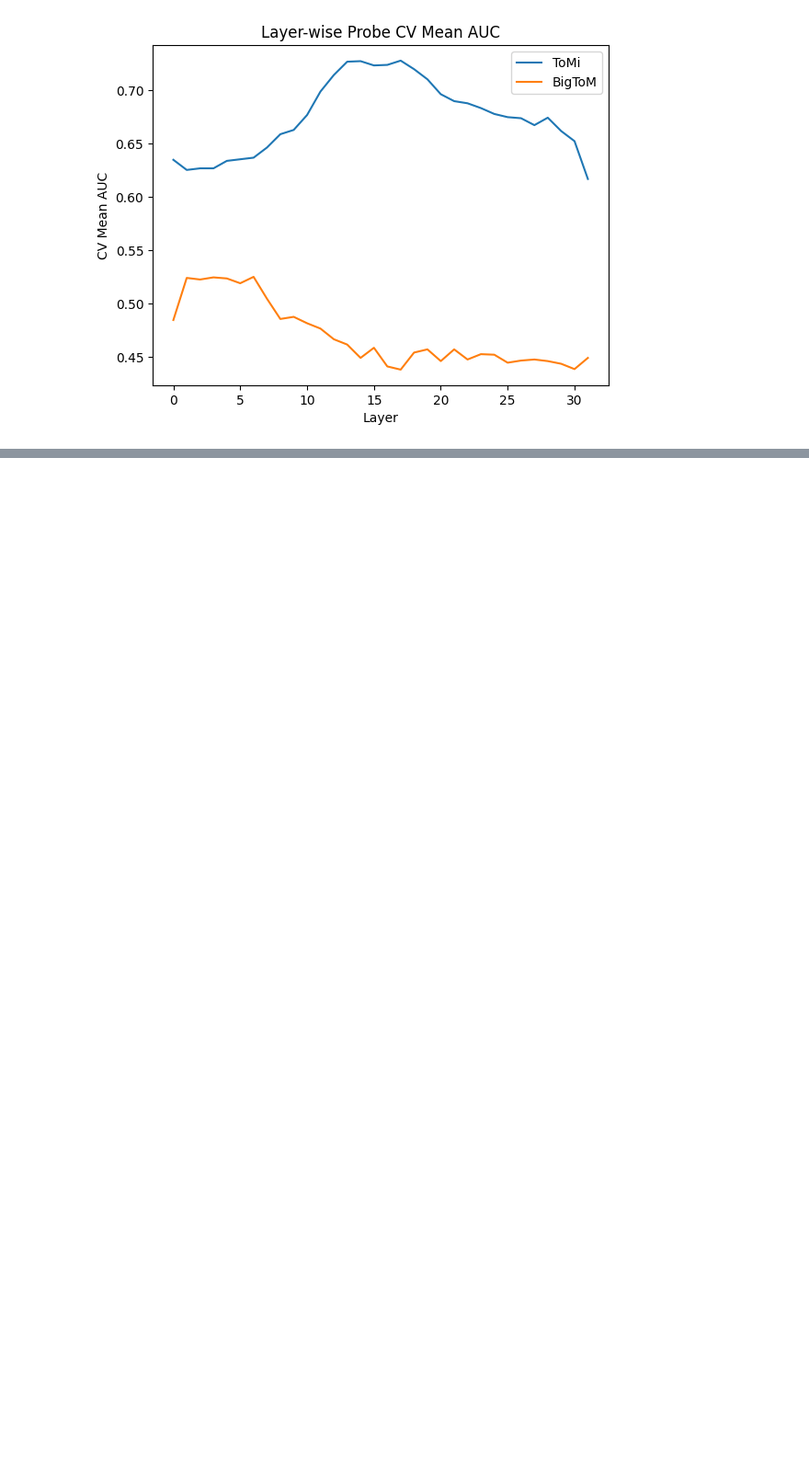
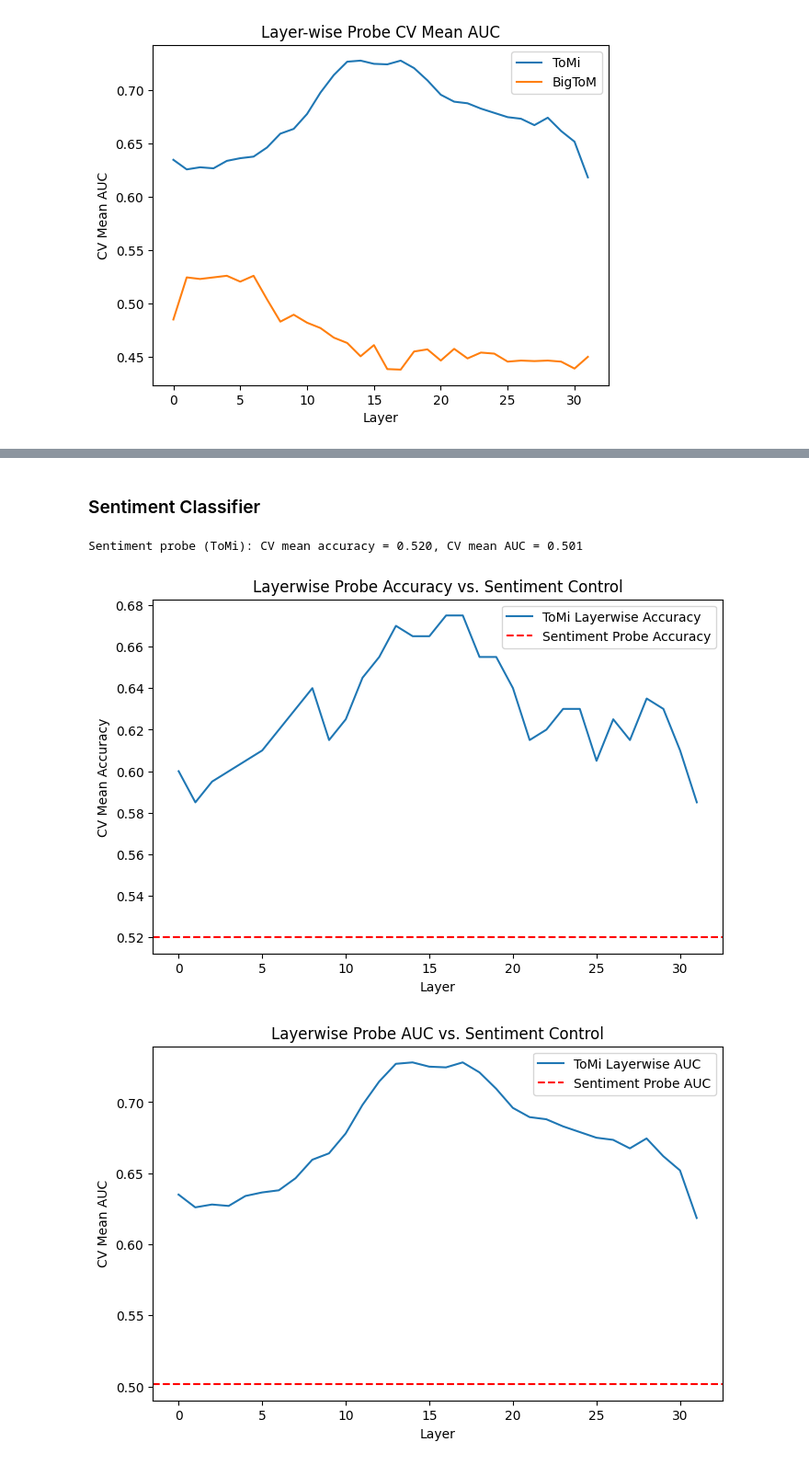
Before and after one commit to froge159/belief-project-sef, a Jupyter notebook: experiments/phase1.ipynb, the cells around one changed output, grey strips where cells are left out. Shown at 92% size. Cells and saved outputs as stored; diff of their text form; code cells hidden in the pictures; blank space fills up the shorter version.

```diff
--- a/experiments/phase1.ipynb
+++ b/experiments/phase1.ipynb
@@ -279,0 +312,80 @@ plt.show()
+# %% [markdown]
+### Sentiment Classifier
+# %%
+# --- Sentiment Control Probe ---
+
+from transformers import AutoModelForSequenceClassification, AutoTokenizer
+import torch
+import numpy as np
+from sklearn.linear_model import LogisticRegression
+from sklearn.metrics import accuracy_score, roc_auc_score
+from sklearn.model_selection import StratifiedKFold
+import matplotlib.pyplot as plt
+
+# 1. Load Sentiment Classifier
+sentiment_model_id = "distilbert-base-uncased-finetuned-sst-2-english"
+sentiment_tokenizer = AutoTokenizer.from_pretrained(sentiment_model_id)
+sentiment_model = AutoModelForSequenceClassification.from_pretrained(sentiment_model_id)
+sentiment_model.eval()
+
+# 2. Extract Sentiment Features
+def extract_sentiment_scores(prompts, batch_size=32):
+    scores = []
+    for i in range(0, len(prompts), batch_size):
+        batch = prompts[i:i+batch_size]
+        inputs = sentiment_tokenizer(batch, return_tensors="pt", padding=True, truncation=True, max_length=128)
+        with torch.no_grad():
+            outputs = sentiment_model(**inputs)
+            probs = torch.softmax(outputs.logits, dim=-1)
+            pos_probs = probs[:, 1].cpu().numpy()  # Probability of positive sentiment
+            scores.extend(pos_probs)
+    return np.array(scores)
+
+# 3. Cross-Validate Sentiment Probe
+def crossval_sentiment_probe(sentiment_scores, labels, n_splits=5, random_state=42, max_iter=1000):
+    X = sentiment_scores.reshape(-1, 1)
+    y = np.asarray(labels).astype(int)
+    skf = StratifiedKFold(n_splits=n_splits, shuffle=True, random_state=random_state)
+    accs = []
+    aucs = []
+    for train_idx, test_idx in skf.split(X, y):
+        X_train, X_test = X[train_idx], X[test_idx]
+        y_train, y_test = y[train_idx], y[test_idx]
+        probe = LogisticRegression(max_iter=max_iter)
+        probe.fit(X_train, y_train)
+        y_pred = probe.predict(X_test)
+        y_prob = probe.predict_proba(X_test)[:, 1]
+        accs.append(accuracy_score(y_test, y_pred))
+        aucs.append(roc_auc_score(y_test, y_prob))
+    return np.mean(accs), np.mean(aucs)
+
+# 4. Run Sentiment Control Probe on ToMi
+tomi_prompts = [entry['prompt'] for entry in tomi]
+tomi_labels = [entry['belief'] for entry in tomi]
+sentiment_scores = extract_sentiment_scores(tomi_prompts)
+sentiment_acc, sentiment_auc = crossval_sentiment_probe(sentiment_scores, tomi_labels)
+print(f"Sentiment probe (ToMi): CV mean accuracy = {sentiment_acc:.3f}, CV mean AUC = {sentiment_auc:.3f}")
+
+# 5. Plot Results with Control
+# (Assumes tomi_accs, tomi_aucs already computed for layerwise probes)
+plt.figure(figsize=(8, 5))
+plt.plot(tomi_accs.mean(axis=0), label="ToMi Layerwise Accuracy")
+plt.axhline(sentiment_acc, color="red", linestyle="--", label="Sentiment Probe Accuracy")
+plt.xlabel("Layer")
+plt.ylabel("CV Mean Accuracy")
+plt.legend()
+plt.title("Layerwise Probe Accuracy vs. Sentiment Control")
+plt.show()
+
+plt.figure(figsize=(8, 5))
+plt.plot(tomi_aucs.mean(axis=0), label="ToMi Layerwise AUC")
+plt.axhline(sentiment_auc, color="red", linestyle="--", label="Sentiment Probe AUC")
+plt.xlabel("Layer")
+plt.ylabel("CV Mean AUC")
+plt.legend()
+plt.title("Layerwise Probe AUC vs. Sentiment Control")
+plt.show()
+# %% [output]
+Sentiment probe (ToMi): CV mean accuracy = 0.520, CV mean AUC = 0.501
+[figure, added]
+[figure, added]
```
Also changed, not shown: parts of 12 cells of this notebook.
